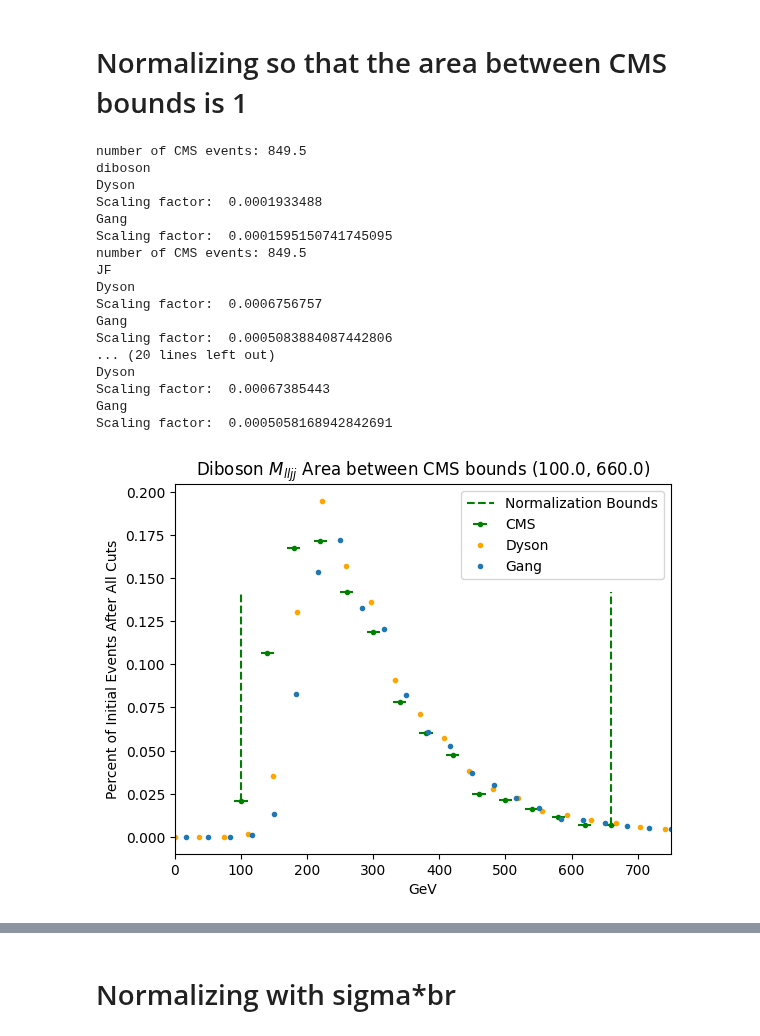
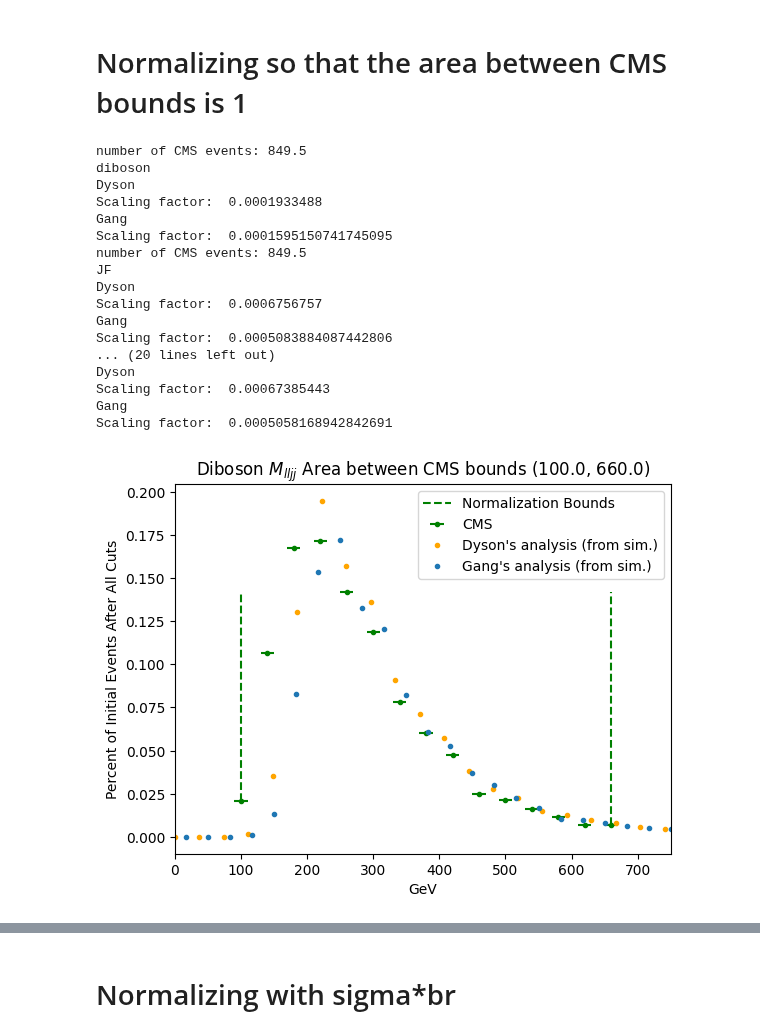
Before and after one commit to dysontk/LFVLNV, a Jupyter notebook: AnalysisAndSuch/Histos.ipynb, the cells around one changed output, grey strips where cells are left out. Cells and saved outputs as stored; diff of their text form; code cells hidden in the pictures.

```diff
--- a/AnalysisAndSuch/Histos.ipynb
+++ b/AnalysisAndSuch/Histos.ipynb
@@ -526,33 +525,33 @@ for htyp in GangDataDict:
         axes.set_title(titleDGDict[dg] + ' ' + plotInfo[htyp]['title'] + f' Area between CMS bounds ({CMS_linspaces[htyp][0]}, {CMS_linspaces[htyp][-1]})')
         # plt.errorbar(my_y,  /n, color = 'orange', fmt='.', label='Dyson')
         print(dg)
         print("Dyson")
-        plt.errorbar(my_x,  NormalizeToAreaOne(my_x, myDataPlotSCALED, (CMS_linspaces[htyp][0], CMS_linspaces[htyp][-1])), color = 'orange', fmt='.', label='Dyson')
+        plt.errorbar(my_x,  NormalizeToAreaOne(my_x, myDataPlotSCALED, (CMS_linspaces[htyp][0], CMS_linspaces[htyp][-1])), color = 'orange', fmt='.', label='Dyson\'s analysis (from sim.)')
         print("Gang")
-        plt.errorbar(GangDataPlotX, NormalizeToAreaOne(GangDataPlotX, GangDataPlotYSCALED, (CMS_linspaces[htyp][0], CMS_linspaces[htyp][-1])), fmt='.', label='Gang')
+        plt.errorbar(GangDataPlotX, NormalizeToAreaOne(GangDataPlotX, GangDataPlotYSCALED, (CMS_linspaces[htyp][0], CMS_linspaces[htyp][-1])), fmt='.', label='Gang\'s analysis (from sim.)')
         plt.vlines(CMS_linspaces[htyp][0], CMS_to_plot[0]/np.sum(CMS_to_plot), CMS_to_plot[4]/np.sum(CMS_to_plot), colors='green', linestyles='dashed')
         plt.vlines(CMS_linspaces[htyp][-1], CMS_to_plot[-1]/np.sum(CMS_to_plot), CMS_to_plot[4]/np.sum(CMS_to_plot), colors='green', linestyles='dashed', label='Normalization Bounds')
         plt.xlim(plotInfo[htyp]['bounds'])
         plt.ylabel('Percent of Initial Events After All Cuts')
         plt.xlabel('GeV')
         axes.legend()
         # print(f'{htyp} {dg} ratio of scaled/prescaled ', np.sum(myDataPlotSCALED)/raw_data_tot_dict[htyp][dg])
 # %% [output]
 number of CMS events: 849.5
 diboson
 Dyson
 Scaling factor:  0.0001933488
 Gang
 Scaling factor:  0.0001595150741745095
 number of CMS events: 849.5
 JF
 Dyson
 Scaling factor:  0.0006756757
 Gang
 Scaling factor:  0.0005083884087442806
 ... (20 lines left out)
 Dyson
 Scaling factor:  0.00067385443
 Gang
 Scaling factor:  0.0005058168942842691
-[figure, old version]
+[figure, new version]
```
Also changed, not shown: parts of 23 cells of this notebook, 1 other file.
